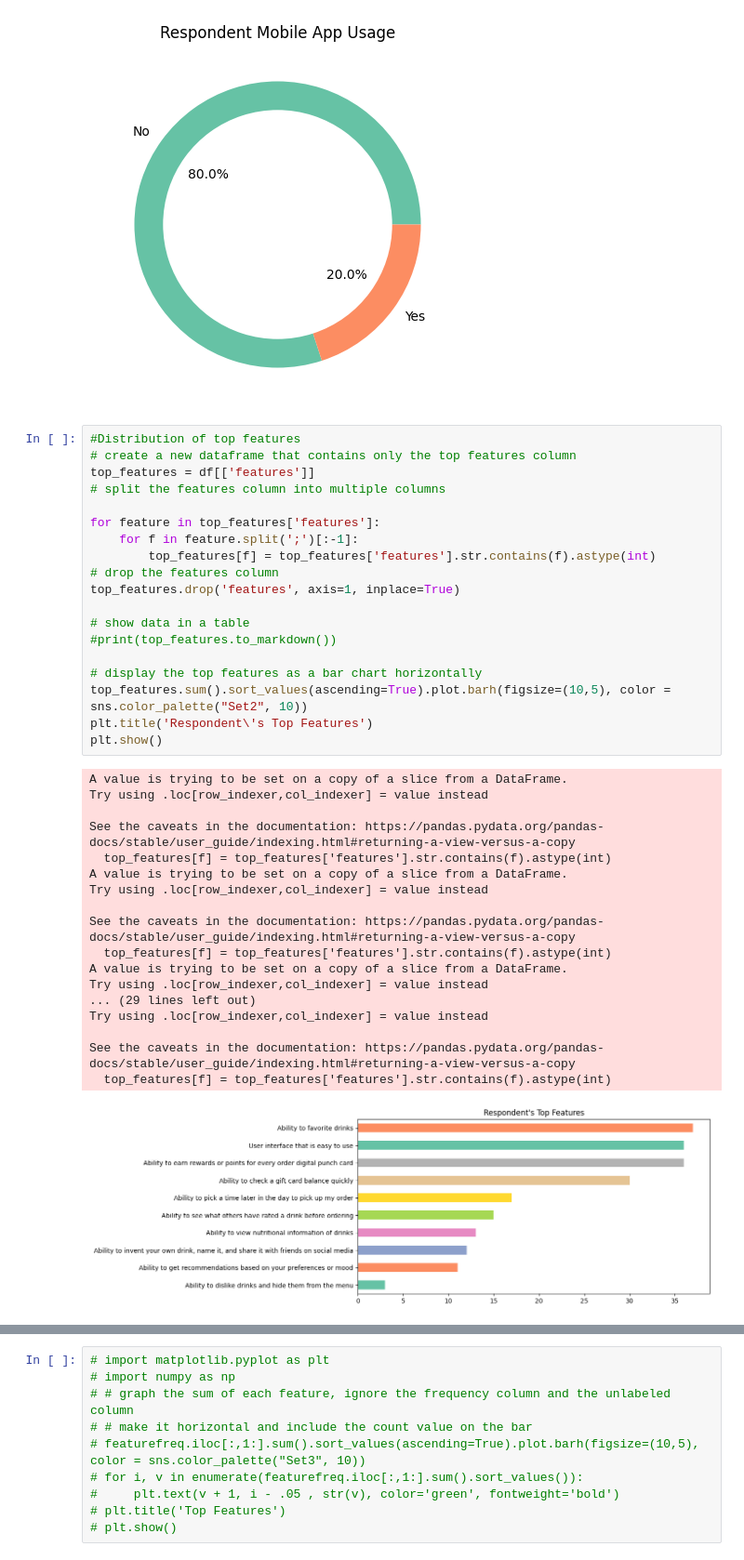
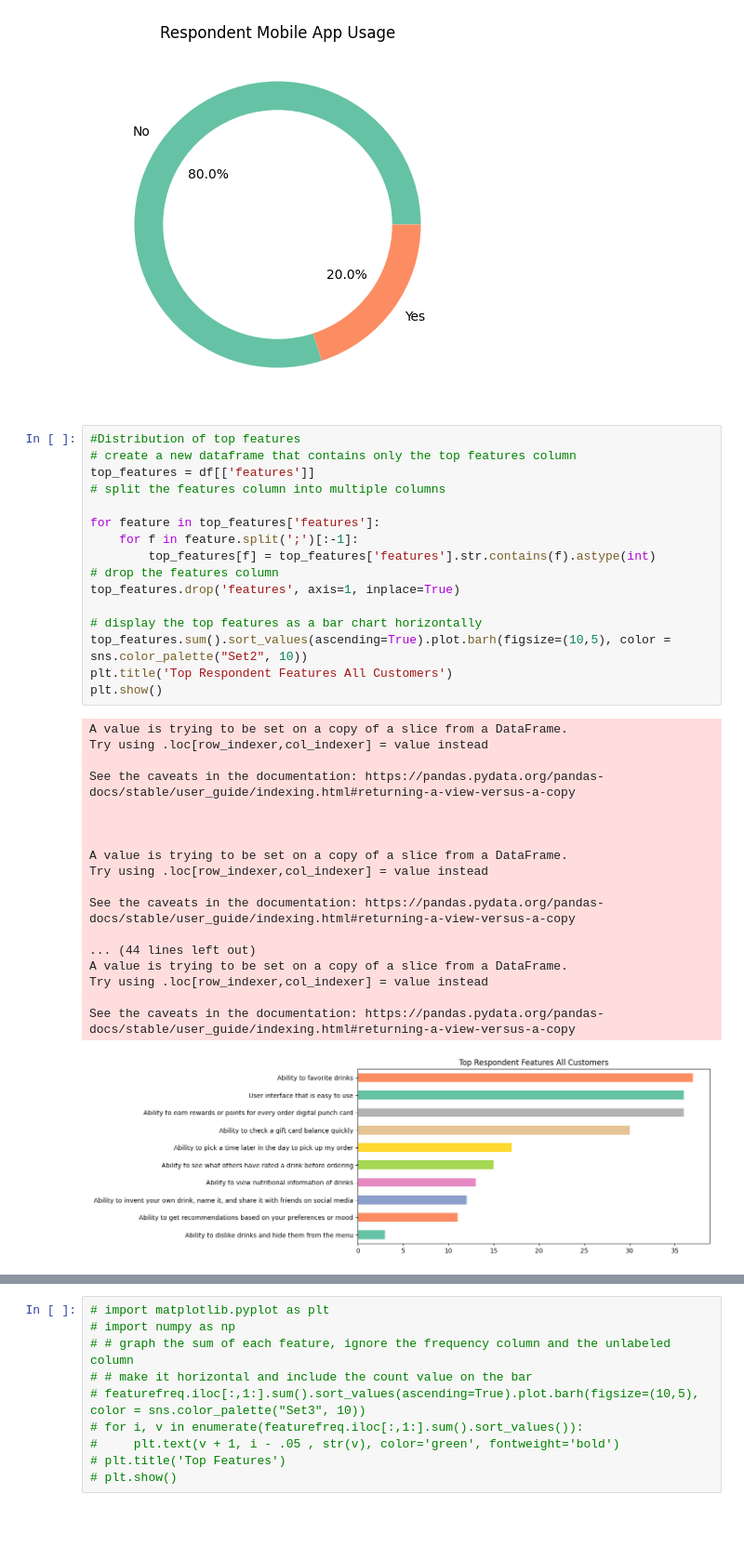
Before and after one commit to Cwighty/soda, a Jupyter notebook: data_analysis/survey.ipynb, the cells around one changed output, grey strips where cells are left out. Shown at 93% size. Drawn from its saved outputs; the diff is of its cells as text; blank space fills up the shorter version.

```diff
--- a/data_analysis/survey.ipynb
+++ b/data_analysis/survey.ipynb
@@ -64,41 +64,38 @@ plt.show()
 # %%
 #Distribution of top features
 # create a new dataframe that contains only the top features column
 top_features = df[['features']]
 # split the features column into multiple columns
 
 for feature in top_features['features']:
     for f in feature.split(';')[:-1]:
         top_features[f] = top_features['features'].str.contains(f).astype(int)
 # drop the features column
 top_features.drop('features', axis=1, inplace=True)
 
-# show data in a table
-#print(top_features.to_markdown())
-
 # display the top features as a bar chart horizontally
 top_features.sum().sort_values(ascending=True).plot.barh(figsize=(10,5), color = sns.color_palette("Set2", 10))
-plt.title('Respondent\'s Top Features')
+plt.title('Top Respondent Features All Customers')
 plt.show()
 # %% [output]
 A value is trying to be set on a copy of a slice from a DataFrame.
 Try using .loc[row_indexer,col_indexer] = value instead
 
 See the caveats in the documentation: https://pandas.pydata.org/pandas-docs/stable/user_guide/indexing.html#returning-a-view-versus-a-copy
-  top_features[f] = top_features['features'].str.contains(f).astype(int)
+
+
+
 A value is trying to be set on a copy of a slice from a DataFrame.
 Try using .loc[row_indexer,col_indexer] = value instead
 
 See the caveats in the documentation: https://pandas.pydata.org/pandas-docs/stable/user_guide/indexing.html#returning-a-view-versus-a-copy
-  top_features[f] = top_features['features'].str.contains(f).astype(int)
+
+... (44 lines left out)
 A value is trying to be set on a copy of a slice from a DataFrame.
-Try using .loc[row_indexer,col_indexer] = value instead
-... (29 lines left out)
 Try using .loc[row_indexer,col_indexer] = value instead
 
 See the caveats in the documentation: https://pandas.pydata.org/pandas-docs/stable/user_guide/indexing.html#returning-a-view-versus-a-copy
-  top_features[f] = top_features['features'].str.contains(f).astype(int)
-[figure, old version]
+[figure, new version]
 # %%
 # create new dataframe that contains only the frequency column
 featurefreq = df[['frequency', 'features']]
```
Also changed, not shown: parts of 5 cells of this notebook.
